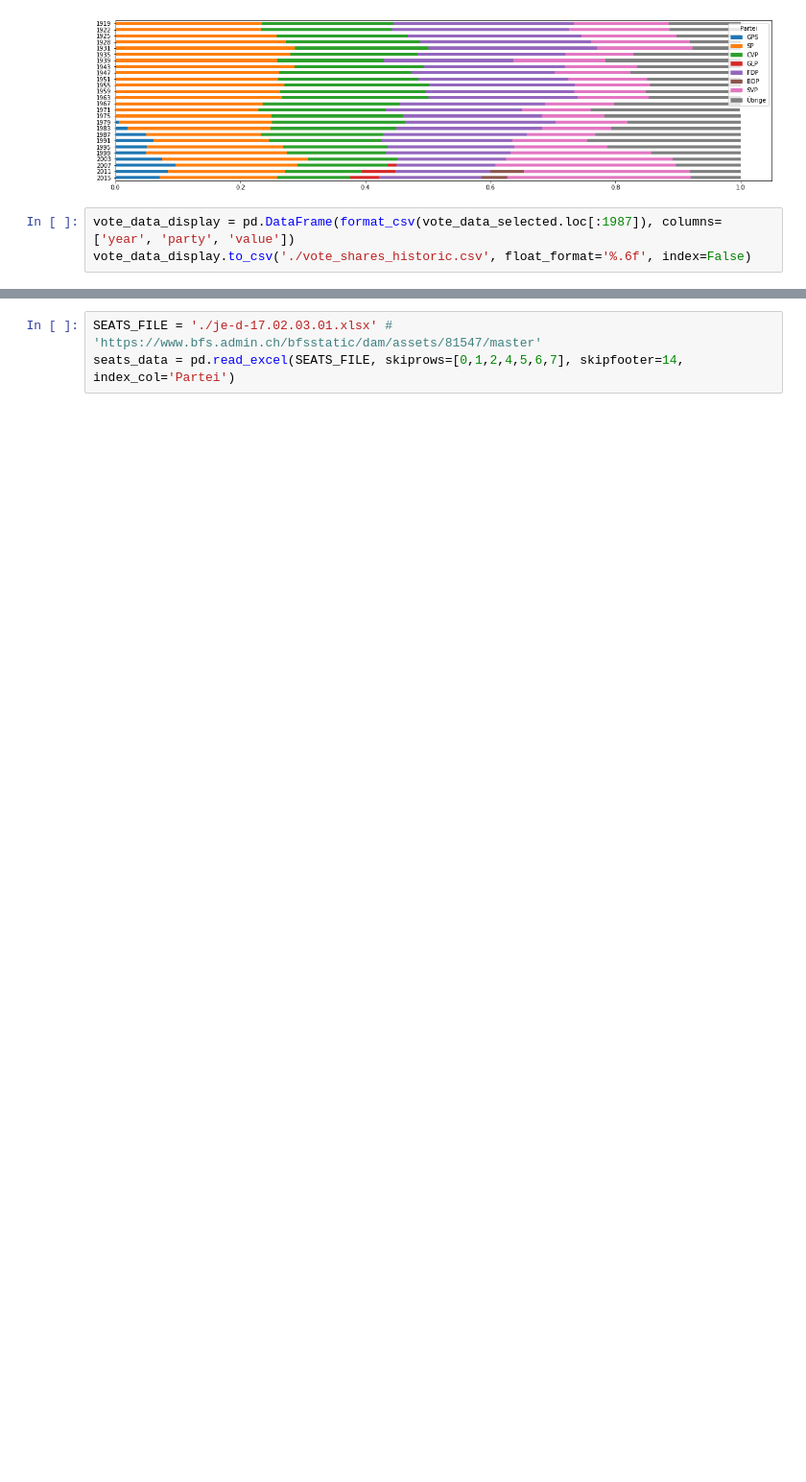
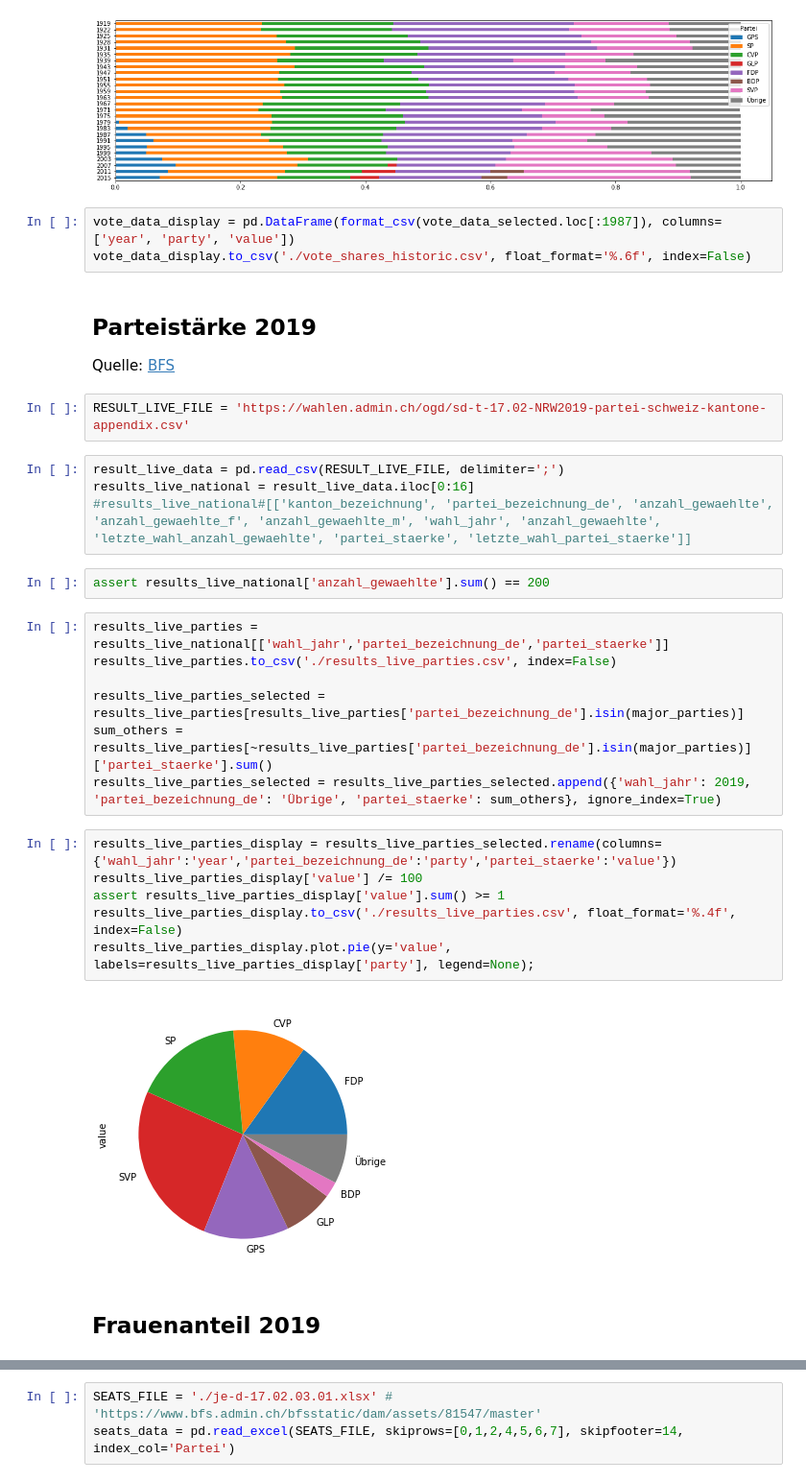
Before and after one commit to republik/dossier-eidgenoessische-wahlen-2019, a Jupyter notebook: data/Dossier Wahlen 2019.ipynb, the cells around one changed output, grey strips where cells are left out. Shown at 96% size. Drawn from its saved outputs; the diff is of its cells as text; blank space fills up the shorter version.

Commit message:
Update data

```diff
--- a/data/Dossier Wahlen 2019.ipynb
+++ b/data/Dossier Wahlen 2019.ipynb
@@ -46,3 +47,32 @@ vote_data_selected.plot(kind='barh', stacked=True);
 # %%
 vote_data_display = pd.DataFrame(format_csv(vote_data_selected.loc[:1987]), columns=['year', 'party', 'value'])
 vote_data_display.to_csv('./vote_shares_historic.csv', float_format='%.6f', index=False)
+# %% [markdown]
+## Parteistärke 2019
+
+Quelle: [BFS](https://opendata.swiss/de/dataset/eidg-wahlen-2019/resource/6c6d3453-0aa3-4e2b-89b3-ed100ea5acee)
+# %%
+RESULT_LIVE_FILE = 'https://wahlen.admin.ch/ogd/sd-t-17.02-NRW2019-partei-schweiz-kantone-appendix.csv'
+# %%
+result_live_data = pd.read_csv(RESULT_LIVE_FILE, delimiter=';')
+results_live_national = result_live_data.iloc[0:16]
+#results_live_national#[['kanton_bezeichnung', 'partei_bezeichnung_de', 'anzahl_gewaehlte', 'anzahl_gewaehlte_f', 'anzahl_gewaehlte_m', 'wahl_jahr', 'anzahl_gewaehlte', 'letzte_wahl_anzahl_gewaehlte', 'partei_staerke', 'letzte_wahl_partei_staerke']]
+# %%
+assert results_live_national['anzahl_gewaehlte'].sum() == 200
+# %%
+results_live_parties = results_live_national[['wahl_jahr','partei_bezeichnung_de','partei_staerke']]
+results_live_parties.to_csv('./results_live_parties.csv', index=False)
+
+results_live_parties_selected = results_live_parties[results_live_parties['partei_bezeichnung_de'].isin(major_parties)]
+sum_others = results_live_parties[~results_live_parties['partei_bezeichnung_de'].isin(major_parties)]['partei_staerke'].sum()
+results_live_parties_selected = results_live_parties_selected.append({'wahl_jahr': 2019, 'partei_bezeichnung_de': 'Übrige', 'partei_staerke': sum_others}, ignore_index=True)
+# %%
+results_live_parties_display = results_live_parties_selected.rename(columns={'wahl_jahr':'year','partei_bezeichnung_de':'party','partei_staerke':'value'})
+results_live_parties_display['value'] /= 100
+assert results_live_parties_display['value'].sum() >= 1
+results_live_parties_display.to_csv('./results_live_parties.csv', float_format='%.4f', index=False)
+results_live_parties_display.plot.pie(y='value', labels=results_live_parties_display['party'], legend=None);
+# %% [output]
+[figure, added]
+# %% [markdown]
+## Frauenanteil 2019
```
Also changed, not shown: parts of 15 cells of this notebook, 2 other files.
